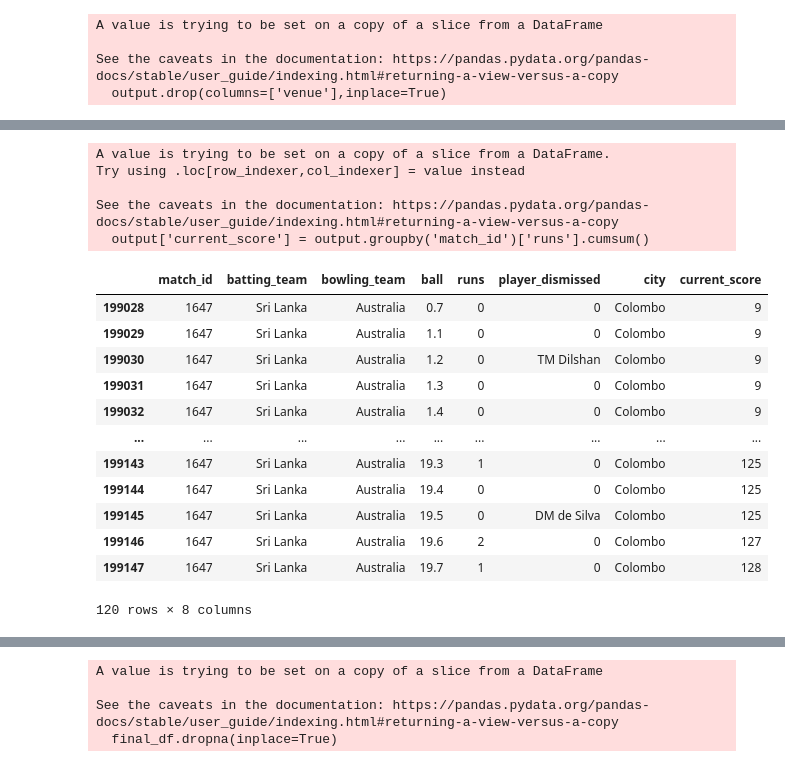
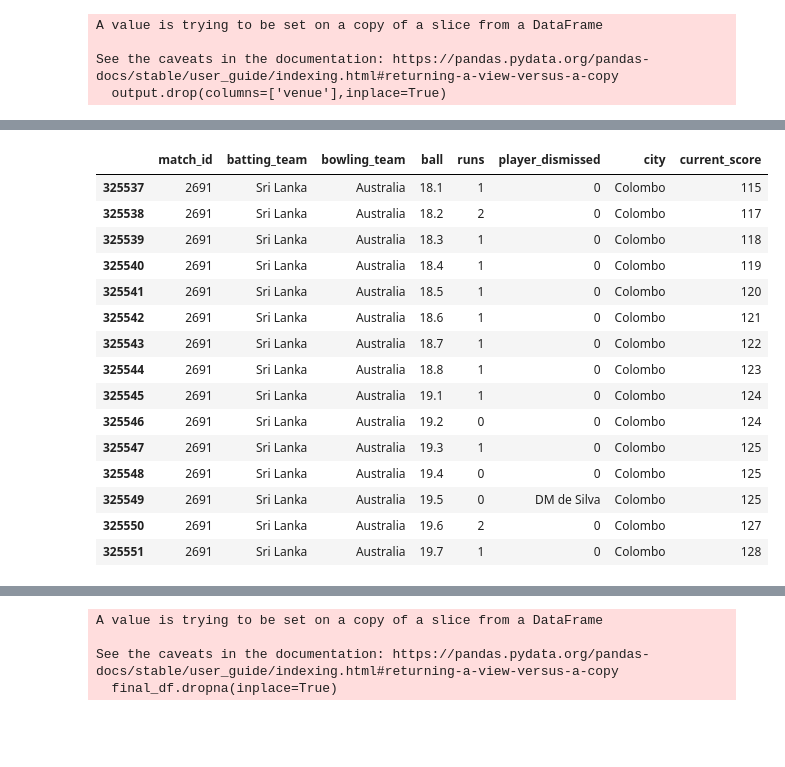
Before and after one commit to srikara202/Cricket-T20-Score-Predictor-MLOps, a Jupyter notebook: notebooks/life-cycle.ipynb, the cells around one changed output, grey strips where cells are left out. Cells and saved outputs as stored; diff of their text form; code cells hidden in the pictures; blank space fills up the shorter version.

```diff
--- a/notebooks/life-cycle.ipynb
+++ b/notebooks/life-cycle.ipynb
@@ -310,5 +282,6 @@ delivery_df
 # %%
 delivery_df.drop(columns=['teams'],inplace=True)
 # %%
-delivery_df['batting_team'].unique()
+pd.set_option('display.max_rows', None)
+delivery_df['batting_team'].value_counts()
 # %% [output]
@@ -337,14 +305,33 @@ False
 # %%
 teams = [
+    'India',
+    'Pakistan',
+    'New Zealand',
+    'Sri Lanka',
+    'South Africa',
+    'West Indies',
+    'Bangladesh',
+    'England',
     'Australia',
-    'India',
-    'Bangladesh',
-    'New Zealand',
-    'South Africa',
-    'England',
-    'West Indies',
-    'Pakistan',
-    'Sri Lanka'
+    'Zimbabwe',
+    'Ireland',
+    'United Arab Emirates',
+    'Malaysia',
+    'Netherlands',
+    'Hong Kong',
+    'Uganda',
+    'Nigeria',
+    'Scotland',
+    'Canada',
+    'Nepal',
+    'Kenya',
+    'Bahrain',
+    'Oman',
+    'Namibia',
+    'Malta',
+    'Rwanda',
+    'Japan',
+    'Singapore'
 ]
 # %%
 delivery_df = delivery_df[delivery_df['batting_team'].isin(teams)]
@@ -505,27 +478,24 @@ memory usage: 4.4+ MB
 # %%
 output['current_score'] = output.groupby('match_id')['runs'].cumsum()
-# %% [output]
-A value is trying to be set on a copy of a slice from a DataFrame.
-Try using .loc[row_indexer,col_indexer] = value instead
-
-See the caveats in the documentation: https://pandas.pydata.org/pandas-docs/stable/user_guide/indexing.html#returning-a-view-versus-a-copy
-  output['current_score'] = output.groupby('match_id')['runs'].cumsum()
 # %%
-output.tail(120)
+output.tail(15)
 # %% [output]
 |  | match_id | batting_team | bowling_team | ball | runs | player_dismissed | city | current_score |
-| 199028 | 1647 | Sri Lanka | Australia | 0.7 | 0 | 0 | Colombo | 9 |
-| 199029 | 1647 | Sri Lanka | Australia | 1.1 | 0 | 0 | Colombo | 9 |
-| 199030 | 1647 | Sri Lanka | Australia | 1.2 | 0 | TM Dilshan | Colombo | 9 |
-| 199031 | 1647 | Sri Lanka | Australia | 1.3 | 0 | 0 | Colombo | 9 |
-| 199032 | 1647 | Sri Lanka | Australia | 1.4 | 0 | 0 | Colombo | 9 |
-| ... | ... | ... | ... | ... | ... | ... | ... | ... |
-| 199143 | 1647 | Sri Lanka | Australia | 19.3 | 1 | 0 | Colombo | 125 |
-| 199144 | 1647 | Sri Lanka | Australia | 19.4 | 0 | 0 | Colombo | 125 |
-| 199145 | 1647 | Sri Lanka | Australia | 19.5 | 0 | DM de Silva | Colombo | 125 |
-| 199146 | 1647 | Sri Lanka | Australia | 19.6 | 2 | 0 | Colombo | 127 |
-| 199147 | 1647 | Sri Lanka | Australia | 19.7 | 1 | 0 | Colombo | 128 |
+| 325537 | 2691 | Sri Lanka | Australia | 18.1 | 1 | 0 | Colombo | 115 |
+| 325538 | 2691 | Sri Lanka | Australia | 18.2 | 2 | 0 | Colombo | 117 |
+| 325539 | 2691 | Sri Lanka | Australia | 18.3 | 1 | 0 | Colombo | 118 |
+| 325540 | 2691 | Sri Lanka | Australia | 18.4 | 1 | 0 | Colombo | 119 |
+| 325541 | 2691 | Sri Lanka | Australia | 18.5 | 1 | 0 | Colombo | 120 |
+| 325542 | 2691 | Sri Lanka | Australia | 18.6 | 1 | 0 | Colombo | 121 |
+| 325543 | 2691 | Sri Lanka | Australia | 18.7 | 1 | 0 | Colombo | 122 |
+| 325544 | 2691 | Sri Lanka | Australia | 18.8 | 1 | 0 | Colombo | 123 |
+| 325545 | 2691 | Sri Lanka | Australia | 19.1 | 1 | 0 | Colombo | 124 |
+| 325546 | 2691 | Sri Lanka | Australia | 19.2 | 0 | 0 | Colombo | 124 |
+| 325547 | 2691 | Sri Lanka | Australia | 19.3 | 1 | 0 | Colombo | 125 |
+| 325548 | 2691 | Sri Lanka | Australia | 19.4 | 0 | 0 | Colombo | 125 |
+| 325549 | 2691 | Sri Lanka | Australia | 19.5 | 0 | DM de Silva | Colombo | 125 |
+| 325550 | 2691 | Sri Lanka | Australia | 19.6 | 2 | 0 | Colombo | 127 |
+| 325551 | 2691 | Sri Lanka | Australia | 19.7 | 1 | 0 | Colombo | 128 |
-120 rows × 8 columns
 # %%
 output['over'] = output['ball'].apply(lambda x:str(x).split(".")[0])
 output['ball_no'] = output['ball'].apply(lambda x:str(x).split(".")[1])
```
Also changed, not shown: parts of 40 cells of this notebook, 2 other files.
